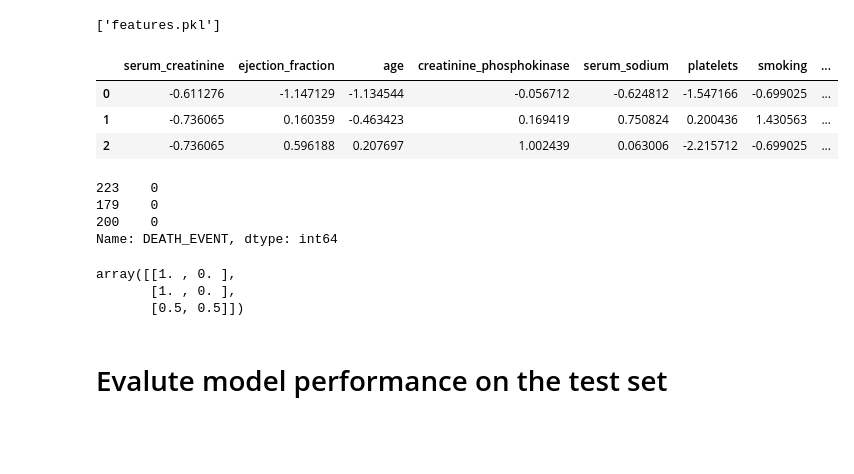
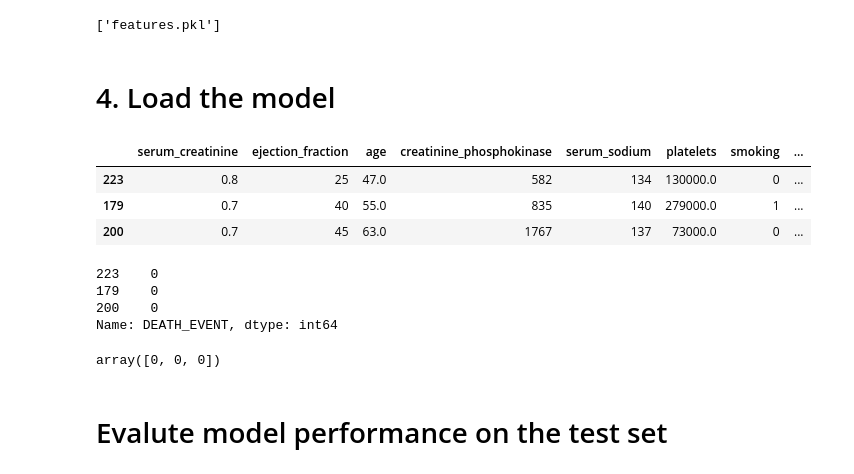
Before and after one commit to dgerstel/HeartFailurePrediction, a Jupyter notebook: jupyter/Heart Failure Prediction.ipynb, the cells around one changed output. Cells and saved outputs as stored; diff of their text form; code cells hidden in the pictures; blank space fills up the shorter version.

```diff
--- a/jupyter/Heart Failure Prediction.ipynb
+++ b/jupyter/Heart Failure Prediction.ipynb
@@ -528,2 +538,2 @@ Let's create a new model that requires only the best features.
 # %%
-X_train_tr_best_features = pd.DataFrame(X_train_tr, columns=df.columns[:-1])[best_features]
+X_train_best_features = pd.DataFrame(X_train, columns=df.columns[:-1])[best_features]
@@ -532,4 +542,7 @@ best_params = {k.replace('clf__', '') : v for k,v in grid_search.best_params_.it
 # %%
-clf = RandomForestClassifier(**best_params, random_state=42)
-clf.fit(X_train_tr_best_features, y_train)
+pipeline = Pipeline([
+        ('std_scaler', StandardScaler()),
+        ('clf', RandomForestClassifier(**best_params, random_state=42))
+    ])
+pipeline.fit(X_train_best_features, y_train)
 # %% [output]
@@ -565,16 +567,18 @@ joblib.dump(pipeline, 'pipeline.pkl')
 joblib.dump(best_features, 'features.pkl')
 # %% [output]
 ['features.pkl']
+# %% [markdown]
+# 4. Load the model
 # %%
 # Test the model on hypothetical new cases
 model = joblib.load("cardio_model.pkl")
 # %%
-X_train_tr_best_features[:3]
+X_train_best_features[:3]
 # %% [output]
 |  | serum_creatinine | ejection_fraction | age | creatinine_phosphokinase | serum_sodium | platelets | smoking | ... |
-| 0 | -0.611276 | -1.147129 | -1.134544 | -0.056712 | -0.624812 | -1.547166 | -0.699025 | ... |
-| 1 | -0.736065 | 0.160359 | -0.463423 | 0.169419 | 0.750824 | 0.200436 | 1.430563 | ... |
-| 2 | -0.736065 | 0.596188 | 0.207697 | 1.002439 | 0.063006 | -2.215712 | -0.699025 | ... |
+| 223 | 0.8 | 25 | 47.0 | 582 | 134 | 130000.0 | 0 | ... |
+| 179 | 0.7 | 40 | 55.0 | 835 | 140 | 279000.0 | 1 | ... |
+| 200 | 0.7 | 45 | 63.0 | 1767 | 137 | 73000.0 | 0 | ... |
 # %%
 y_train[:3]
 # %% [output]
@@ -583,11 +587,9 @@ y_train[:3]
 200    0
 Name: DEATH_EVENT, dtype: int64
 # %%
-model.predict_proba(X_train_tr_best_features[:3])
+model.predict(X_train_best_features[:3])
 # %% [output]
-array([[1. , 0. ],
-       [1. , 0. ],
-       [0.5, 0.5]])
+array([0, 0, 0])
 # %% [markdown]
 # Evalute model performance on the test set
 # %%
```
Also changed, not shown: parts of 35 cells of this notebook, 3 other files.
